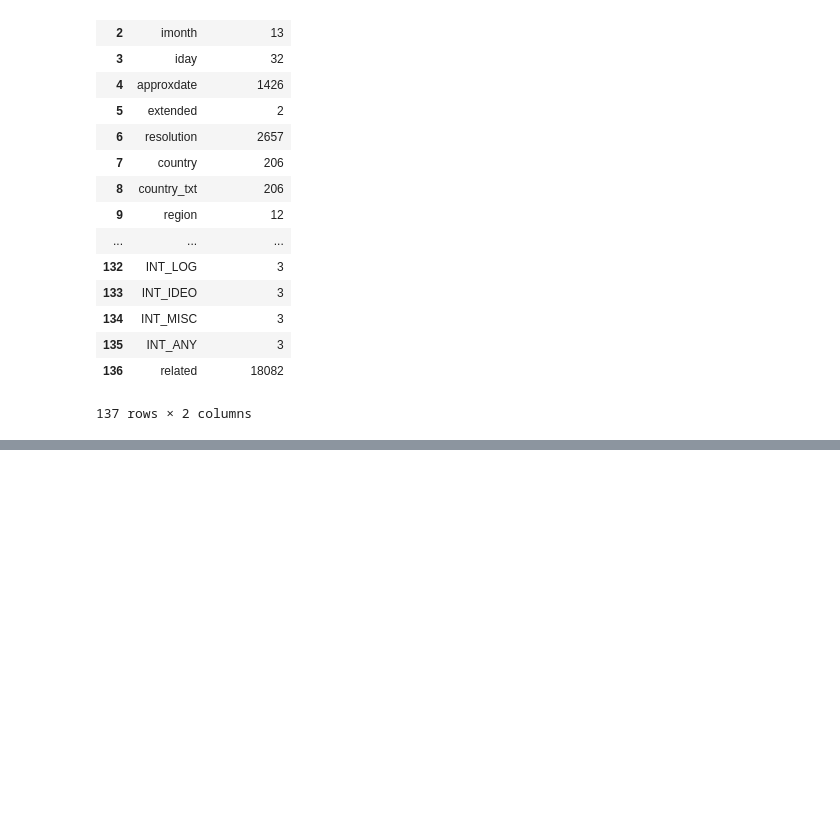
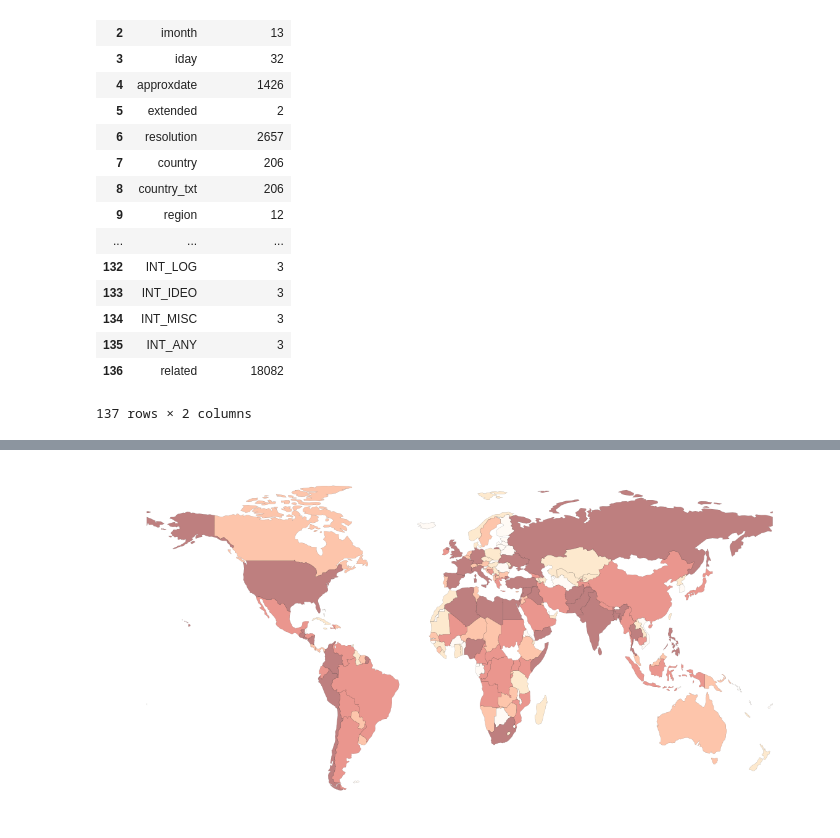
Before and after one commit to matthewbrems/old, a Jupyter notebook: projects/04-project/project4-jd.ipynb, the cells around one changed output, grey strips where cells are left out. Saved outputs shown, nothing was run; the diff lists cells and outputs as text; code cells hidden in the pictures; blank space fills up the shorter version.

```diff
--- a/projects/04-project/project4-jd.ipynb
+++ b/projects/04-project/project4-jd.ipynb
@@ -108,0 +261,57 @@ unique values in series:
+# %%
+import pysal
+world = gpd.read_file(gpd.datasets.get_path('naturalearth_lowres'))
+terror = pd.read_csv('/Users/jennydoyle/Desktop/dsi/04-project-assets/globalterrorismdb_0616dist.csv')
+
+
+fix_names = {'Dem. Rep. Korea':'South Korea',
+'Korea':'North Korea',
+'Czech Rep.':'Czech Republic',
+'Bosnia and Herz.':'Bosnia-Herzegovina',
+'Bosnia and Herzegovina':'Bosnia-Herzegovina',
+'Central African Rep.': 'Central African Republic',
+ 'Dem. Rep. Congo':  'Congo',
+'Lao PDR':'Laos',
+'Slovakia':'Slovak Republic'}
+
+world.name.replace(fix_names, inplace=True)
+
+fix_countries = {'Democratic Republic of the Congo':'Congo',
+"People's Republic of the Congo"  :'Congo',
+'Republic of the Congo':'Congo',
+'Dominica':'Dominican Rep.',
+'Dominican Republic':'Dominican Rep.',
+'Czechoslovakia': 'Czech Republic',
+'East Germany (GDR)':'Germany',
+'East Timor':'Timor-Leste',
+'Equatorial Guinea':'Eq. Guinea',
+'Falkland Islands':'Falkland Is.',
+'Hong Kong':'China',
+'North Yemen':'Yemen',
+'Serbia-Montenegro':'Serbia',
+'Solomon Islands':'Solomon Is.',
+'South Sudan':'Sudan',
+'South Vietnam':'Vietnam',
+'South Yemen':'Yemen',
+'Soviet Union':'Russia',
+'West Germany (FRG)':'Germany',
+'Western Sahara':'W. Sahara'}
+
+terror.country_txt.replace(fix_countries, inplace=True)
+
+
+terror_grouped = terror.groupby('country_txt').count().reset_index()
+terror_grouped = terror_grouped[['country_txt','eventid']]
+terror_grouped.rename(columns={'eventid':'Num_Tattacks'},inplace=True)
+
+world_terror = world.merge(terror_grouped, left_on='name', right_on='country_txt')
+
+q10 = pysal.Quantiles(world_terror.Num_Tattacks,k=10)
+f, ax = plt.subplots(1, figsize=(20,10))
+world_terror.assign(cl=q10.yb).plot(column='Num_Tattacks', categorical=True, cmap='OrRd', linewidth=0.1, ax=ax, k=10, scheme='QUANTILES')
+ax.set_axis_off()
+plt.show()
+
+# http://darribas.org/gds_scipy16/ipynb_md/02_geovisualization.html
+# %% [output]
+[figure, added]
```
Also changed, not shown: parts of 13 cells of this notebook, 20 other files.
